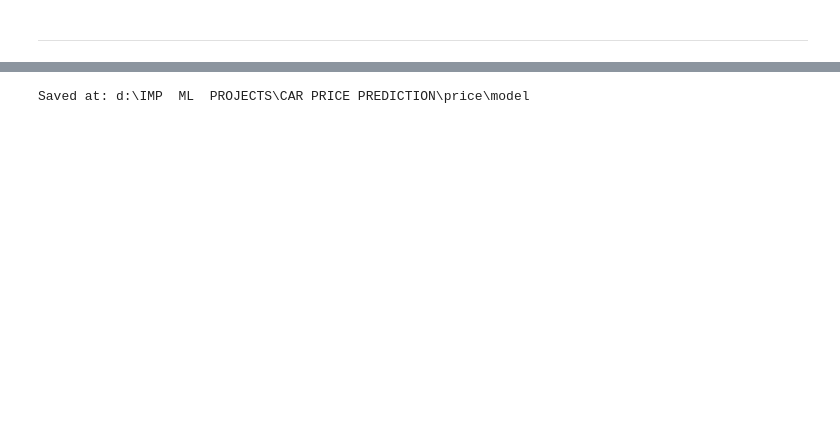
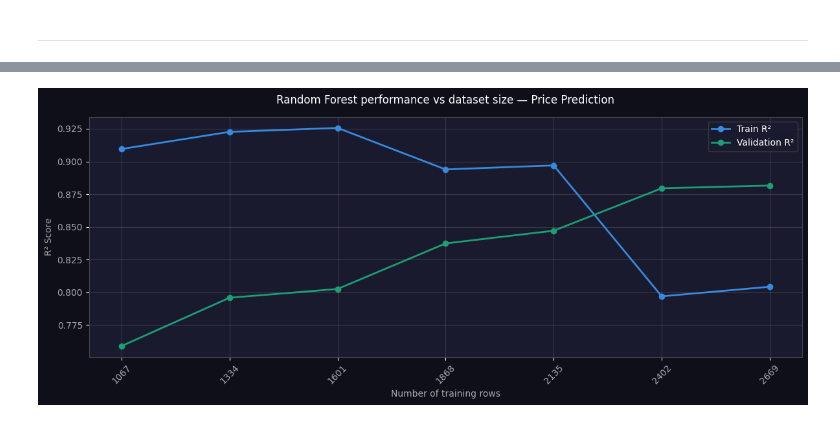
Before and after one commit to SumanGouda/Predict-Car-Price, a Jupyter notebook: price/model.ipynb, the cells around one changed output, grey strips where cells are left out. Drawn from its saved outputs; the diff is of its cells as text; code cells hidden in the pictures; blank space fills up the shorter version.

Commit message:
modified the model to overcome the overfitting

```diff
--- a/price/model.ipynb
+++ b/price/model.ipynb
@@ -6,8 +6,3 @@ import json
 import os
 import warnings
 warnings.filterwarnings("ignore")
-# %%
-city = 'Mumbai'
-
-df = pd.read_json(rf'../web scraping/{city}/car_dataset_{city.lower()}.json', lines=True)
-df.head()
@@ -82,0 +13,5 @@ df = pd.read_csv('dataset.csv')
+# %%
+print("Number of duplicates:", df.duplicated().sum())
+
+df.drop_duplicates(inplace=True)
+df.reset_index(drop=True, inplace=True)
@@ -213,7 +154,8 @@ def clean_car_name(df, city):
 
     return df
 # %%
-df = clean_car_name(df, city)
+for city in df['city'].unique():
+    df = clean_car_name(df, city)
 
 df[['brand', 'model']] = df['car_name'].str.split(' ', n=1, expand=True)
 # %%
@@ -537,7 +478,0 @@ from sklearn.metrics import r2_score
-# %%
-bool_features = ['Fuel_Diesel', 'Fuel_Petrol', 'Drive_Type_FWD', 'Drive_Type_RWD']
-
-df[bool_features] = df[bool_features].astype(int)
-
-X = df.drop(columns=['Price'])  # replace with your target column name
-y = df['Price']
@@ -587,14 +581,40 @@ R2 Score: 0.9116347461826401
+# %%
+plt.style.use('dark_background')
+
+plt.figure(figsize=(12, 5))
+plt.plot(actual_sizes, train_scores, label='Train R²', marker='o', color='#378ADD', linewidth=2)
+plt.plot(actual_sizes, val_scores,   label='Validation R²', marker='o', color='#1D9E75', linewidth=2)
+
+plt.xlabel("Number of training rows", color='#aaaaaa')
+plt.ylabel("R² Score", color='#aaaaaa')
+plt.title("Random Forest performance vs dataset size — Price Prediction", color='white', pad=15)
+
+plt.xticks(actual_sizes, rotation=45, color='#aaaaaa')
+plt.yticks(color='#aaaaaa')
+
+plt.gca().set_facecolor('#1a1a2e')
+plt.gcf().set_facecolor('#0f0f1a')
+
+plt.gca().spines['bottom'].set_color('#444444')
+plt.gca().spines['left'].set_color('#444444')
+plt.gca().spines['top'].set_color('#444444')
+plt.gca().spines['right'].set_color('#444444')
+
+plt.legend(facecolor='#1a1a2e', edgecolor='#444444', labelcolor='white')
+plt.grid(True, alpha=0.15, color='#ffffff')
+plt.tight_layout()
+plt.show()
+# %% [output]
+[figure, added]
 # %%
-import os
-import joblib
+# import os
+# import joblib
 
-os.makedirs("model", exist_ok=True)
+# os.makedirs("model", exist_ok=True)
 
-joblib.dump(best_model, "model/price_model.pkl")
-joblib.dump(brand_mapping, "model/brand_mapping.pkl")
-joblib.dump(model_mapping, "model/model_mapping.pkl")
-joblib.dump(city_mapping, 'model/city_mapping.pkl')
+# joblib.dump(best_model, "model/price_model.pkl")
+# joblib.dump(brand_mapping, "model/brand_mapping.pkl")
+# joblib.dump(model_mapping, "model/model_mapping.pkl")
+# joblib.dump(city_mapping, 'model/city_mapping.pkl')
 
-print("Saved at:", os.path.abspath("model"))
+# print("Saved at:", os.path.abspath("model"))
-# %% [output]
-Saved at: d:\IMP  ML  PROJECTS\CAR PRICE PREDICTION\price\model
```
Also changed, not shown: parts of 35 cells of this notebook, 21 other files.
